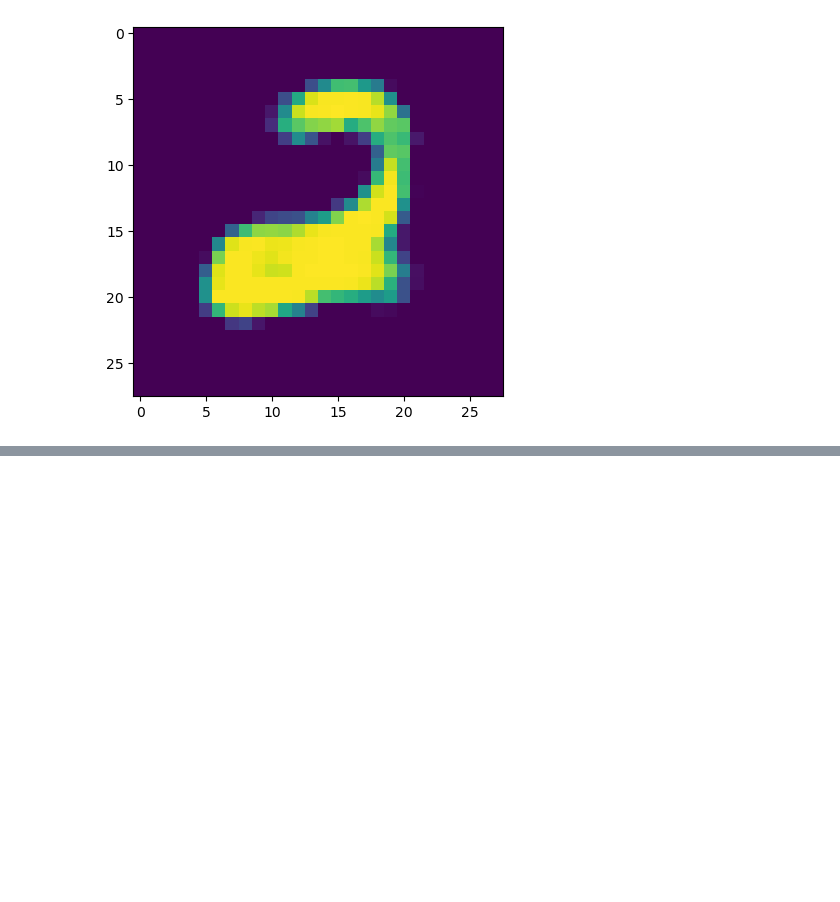
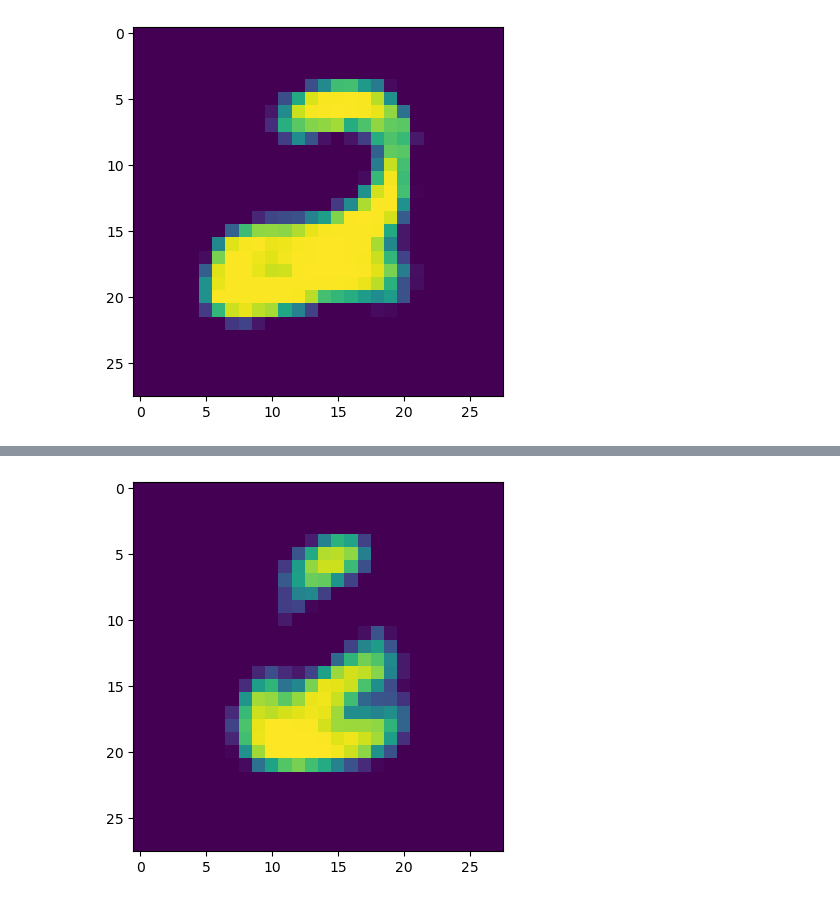
Before and after one commit to YuntianW/ECE236A, a Jupyter notebook: Task2_Demo.ipynb, the cells around one changed output, grey strips where cells are left out. Drawn from its saved outputs; the diff is of its cells as text; code cells hidden in the pictures; blank space fills up the shorter version.

```diff
--- a/Task2_Demo.ipynb
+++ b/Task2_Demo.ipynb
@@ -86,0 +114,5 @@ plt.show()
+# %%
+plt.imshow(c.W[:, 1].reshape(28, 28), interpolation='nearest')
+plt.show()
+# %% [output]
+[figure, added]
```
Also changed, not shown: parts of 4 cells of this notebook, 2 other files.
